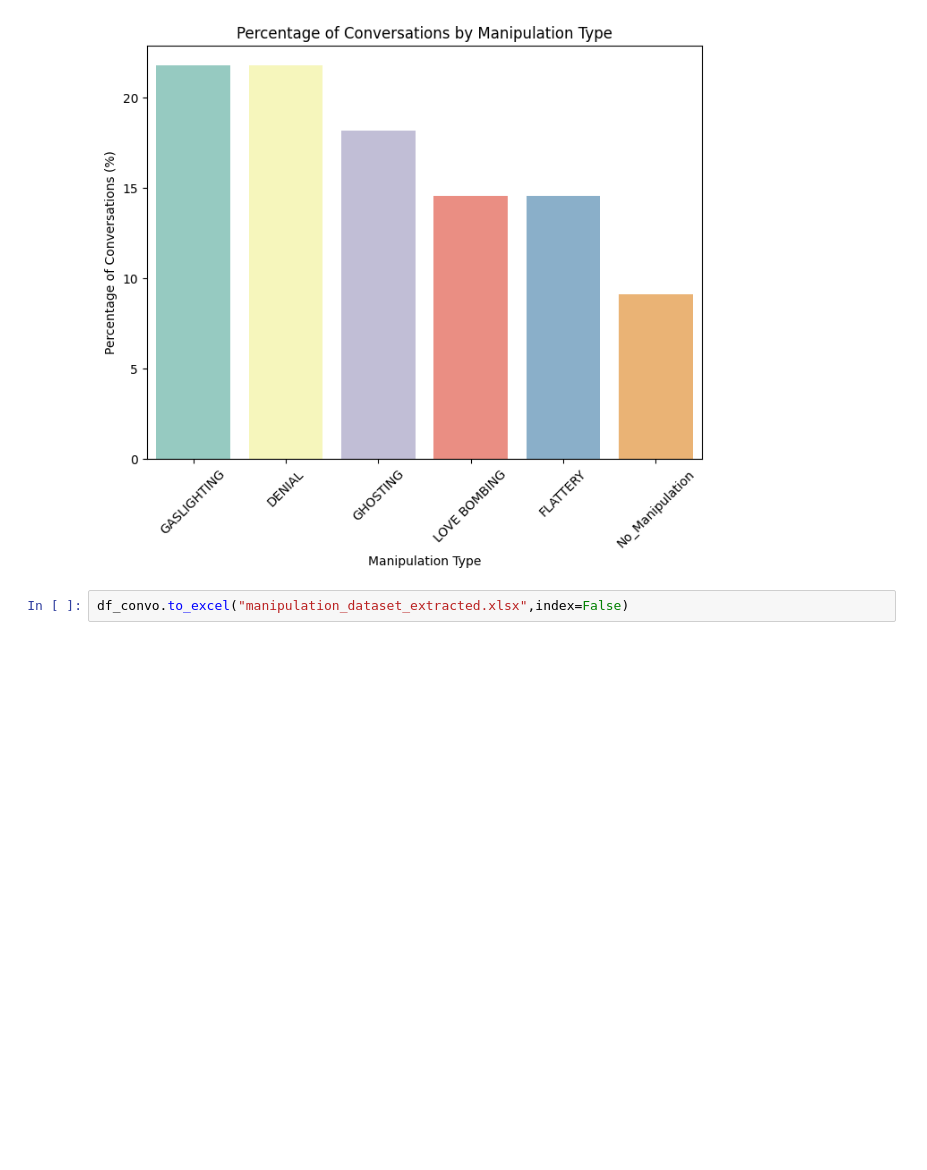
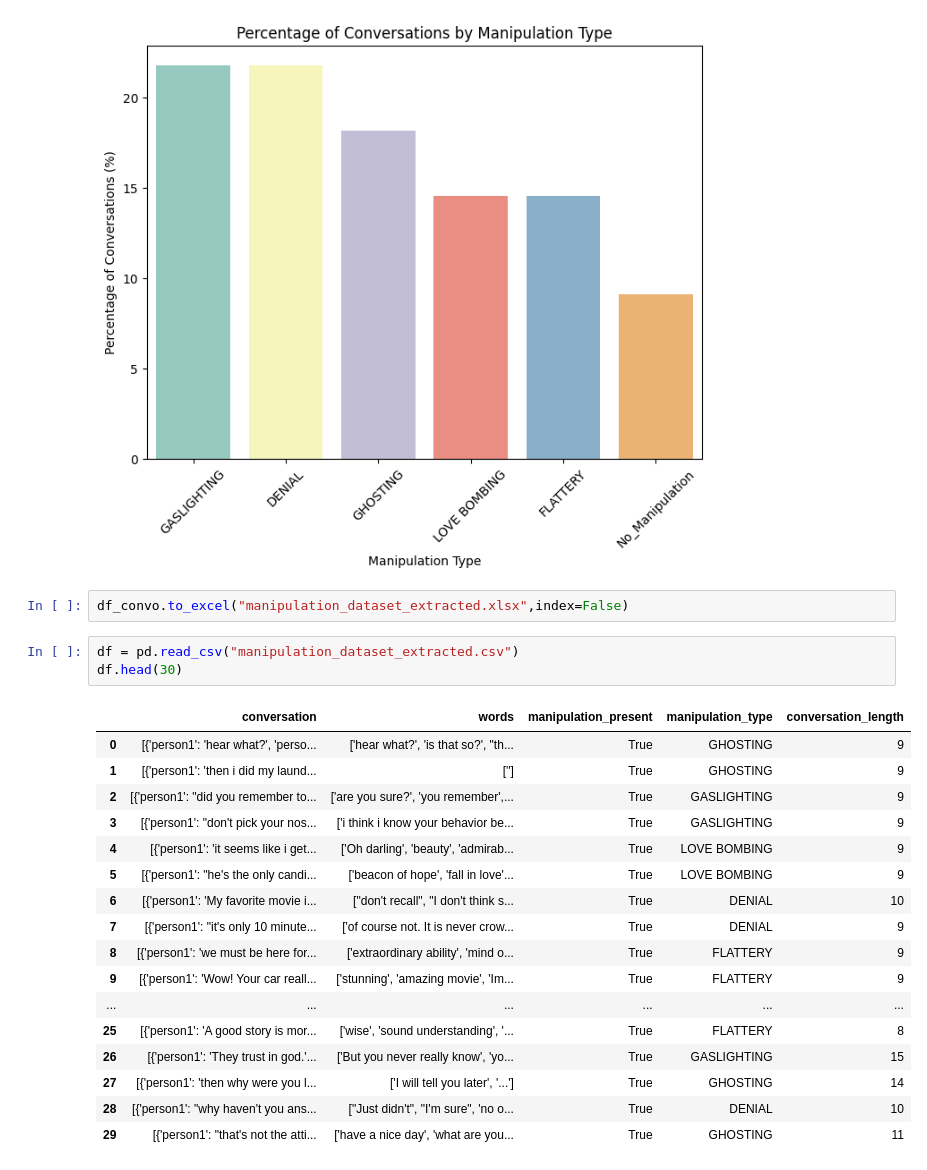
Before and after one commit to JPrasuk31/MajorProject, a Jupyter notebook: Convo_data.ipynb, the cells around one changed output. Cells and saved outputs as stored; diff of their text form; blank space fills up the shorter version.

Commit message:
Manipulation Phrase analysis

```diff
--- a/Convo_data.ipynb
+++ b/Convo_data.ipynb
@@ -435,3 +437,24 @@ Passing `palette` without assigning `hue` is deprecated and will be removed in v
 [figure]
 # %%
 df_convo.to_excel("manipulation_dataset_extracted.xlsx",index=False)
+# %%
+df = pd.read_csv("manipulation_dataset_extracted.csv")
+df.head(30)
+# %% [output]
+|  | conversation | words | manipulation_present | manipulation_type | conversation_length |
+| 0 | [{'person1': 'hear what?', 'perso... | ['hear what?', 'is that so?', "th... | True | GHOSTING | 9 |
+| 1 | [{'person1': 'then i did my laund... | [''] | True | GHOSTING | 9 |
+| 2 | [{'person1': "did you remember to... | ['are you sure?', 'you remember',... | True | GASLIGHTING | 9 |
+| 3 | [{'person1': "don't pick your nos... | ['i think i know your behavior be... | True | GASLIGHTING | 9 |
+| 4 | [{'person1': 'it seems like i get... | ['Oh darling', 'beauty', 'admirab... | True | LOVE BOMBING | 9 |
+| 5 | [{'person1': "he's the only candi... | ['beacon of hope', 'fall in love'... | True | LOVE BOMBING | 9 |
+| 6 | [{'person1': 'My favorite movie i... | ["don't recall", "I don't think s... | True | DENIAL | 10 |
+| 7 | [{'person1': "it's only 10 minute... | ['of course not. It is never crow... | True | DENIAL | 9 |
+| 8 | [{'person1': 'we must be here for... | ['extraordinary ability', 'mind o... | True | FLATTERY | 9 |
+| 9 | [{'person1': 'Wow! Your car reall... | ['stunning', 'amazing movie', 'Im... | True | FLATTERY | 9 |
+| ... | ... | ... | ... | ... | ... |
+| 25 | [{'person1': 'A good story is mor... | ['wise', 'sound understanding', '... | True | FLATTERY | 8 |
+| 26 | [{'person1': 'They trust in god.'... | ['But you never really know', 'yo... | True | GASLIGHTING | 15 |
+| 27 | [{'person1': 'then why were you l... | ['I will tell you later', '...'] | True | GHOSTING | 14 |
+| 28 | [{'person1': "why haven't you ans... | ["Just didn't", "I'm sure", 'no o... | True | DENIAL | 10 |
+| 29 | [{'person1': "that's not the atti... | ['have a nice day', 'what are you... | True | GHOSTING | 11 |
```
Also changed, not shown: parts of 8 cells of this notebook, 4 other files.
